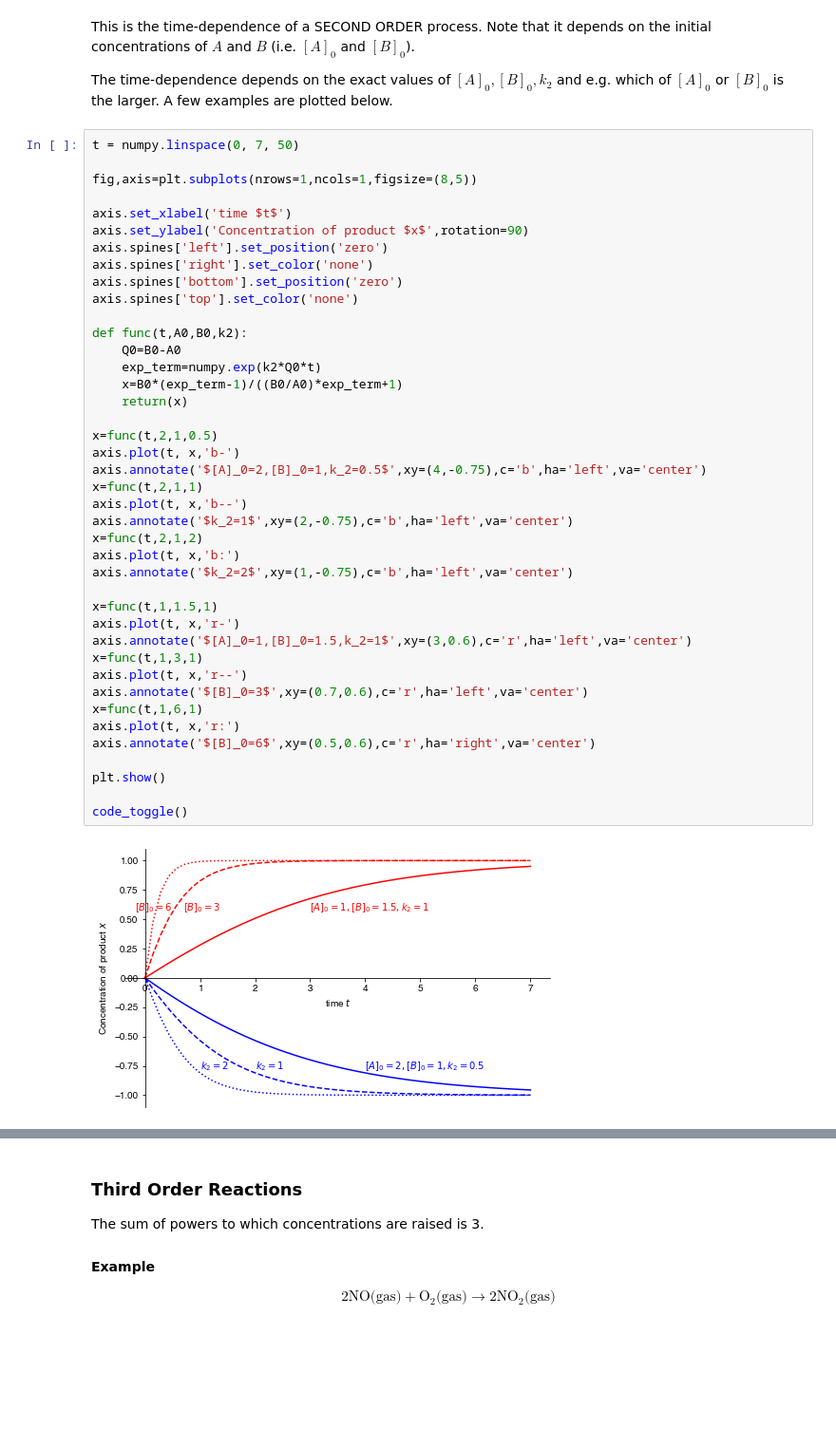
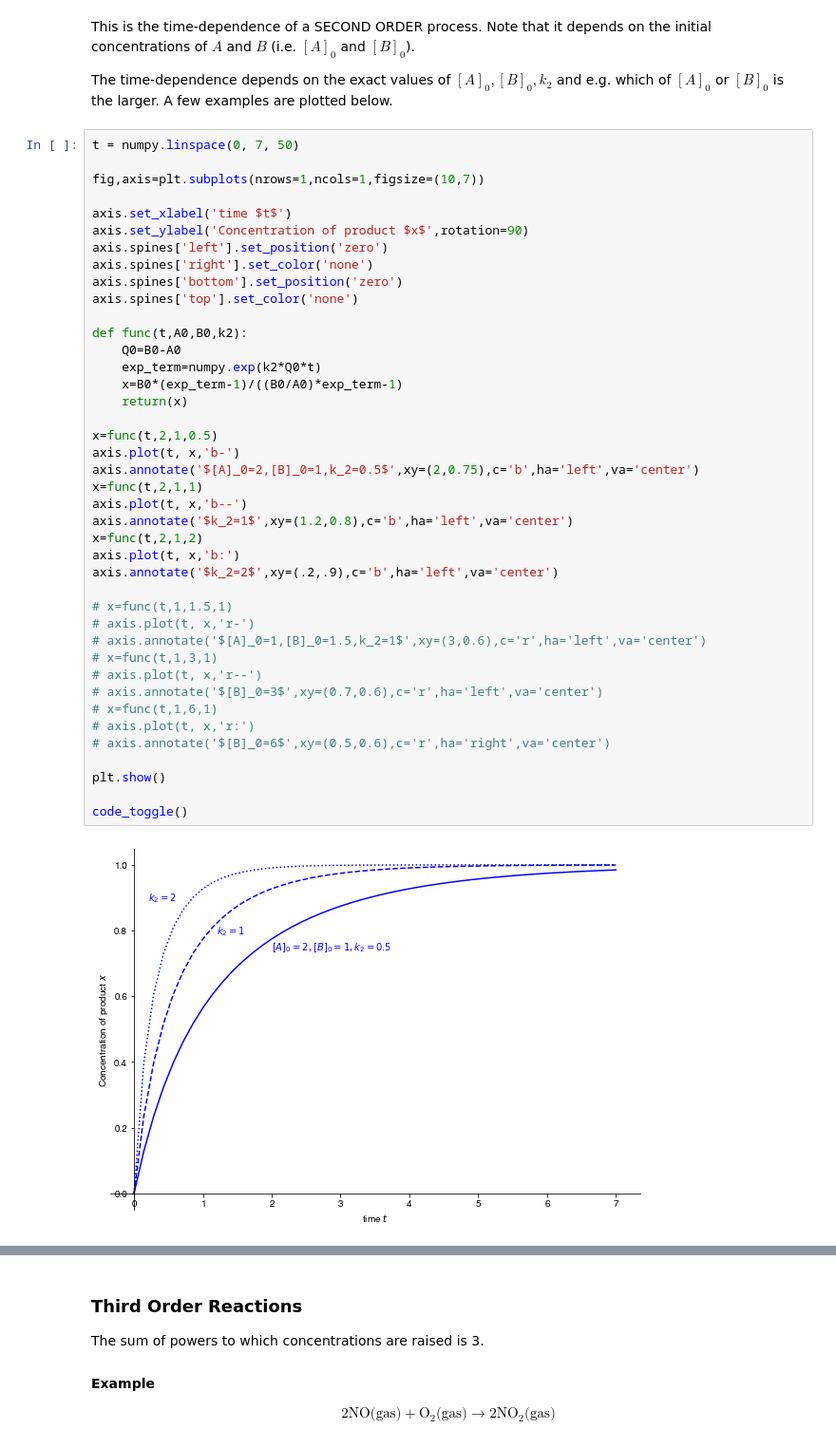
Before and after one commit to philipwfowler/quantitative_biochemistry, a Jupyter notebook: quantitative_biochemistry/Lecture 11 - Reaction Rates.ipynb, the cells around one changed output, grey strips where cells are left out. Shown at 95% size. Saved outputs shown, nothing was run; the diff lists cells and outputs as text; blank space fills up the shorter version.

```diff
--- a/quantitative_biochemistry/Lecture 11 - Reaction Rates.ipynb
+++ b/quantitative_biochemistry/Lecture 11 - Reaction Rates.ipynb
@@ -530,44 +531,44 @@ The time-dependence depends on the exact values of $[A]_0, [B]_0, k_2$ and e.g.
 # %%
 t = numpy.linspace(0, 7, 50)
 
-fig,axis=plt.subplots(nrows=1,ncols=1,figsize=(8,5))
+fig,axis=plt.subplots(nrows=1,ncols=1,figsize=(10,7))
 
 axis.set_xlabel('time $t$')
 axis.set_ylabel('Concentration of product $x$',rotation=90)
 axis.spines['left'].set_position('zero')
 axis.spines['right'].set_color('none')
 axis.spines['bottom'].set_position('zero')
 axis.spines['top'].set_color('none')
 
 def func(t,A0,B0,k2):
     Q0=B0-A0
     exp_term=numpy.exp(k2*Q0*t)
-    x=B0*(exp_term-1)/((B0/A0)*exp_term+1)
+    x=B0*(exp_term-1)/((B0/A0)*exp_term-1)
     return(x)
 
 x=func(t,2,1,0.5)
 axis.plot(t, x,'b-')
-axis.annotate('$[A]_0=2,[B]_0=1,k_2=0.5$',xy=(4,-0.75),c='b',ha='left',va='center')
+axis.annotate('$[A]_0=2,[B]_0=1,k_2=0.5$',xy=(2,0.75),c='b',ha='left',va='center')
 x=func(t,2,1,1)
 axis.plot(t, x,'b--')
-axis.annotate('$k_2=1$',xy=(2,-0.75),c='b',ha='left',va='center')
+axis.annotate('$k_2=1$',xy=(1.2,0.8),c='b',ha='left',va='center')
 x=func(t,2,1,2)
 axis.plot(t, x,'b:')
-axis.annotate('$k_2=2$',xy=(1,-0.75),c='b',ha='left',va='center')
+axis.annotate('$k_2=2$',xy=(.2,.9),c='b',ha='left',va='center')
 
-x=func(t,1,1.5,1)
-axis.plot(t, x,'r-')
-axis.annotate('$[A]_0=1,[B]_0=1.5,k_2=1$',xy=(3,0.6),c='r',ha='left',va='center')
-x=func(t,1,3,1)
-axis.plot(t, x,'r--')
-axis.annotate('$[B]_0=3$',xy=(0.7,0.6),c='r',ha='left',va='center')
-x=func(t,1,6,1)
-axis.plot(t, x,'r:')
-axis.annotate('$[B]_0=6$',xy=(0.5,0.6),c='r',ha='right',va='center')
+# x=func(t,1,1.5,1)
+# axis.plot(t, x,'r-')
+# axis.annotate('$[A]_0=1,[B]_0=1.5,k_2=1$',xy=(3,0.6),c='r',ha='left',va='center')
+# x=func(t,1,3,1)
+# axis.plot(t, x,'r--')
+# axis.annotate('$[B]_0=3$',xy=(0.7,0.6),c='r',ha='left',va='center')
+# x=func(t,1,6,1)
+# axis.plot(t, x,'r:')
+# axis.annotate('$[B]_0=6$',xy=(0.5,0.6),c='r',ha='right',va='center')
 
 plt.show()
 
 code_toggle()
 # %% [output]
-[figure, old version]
+[figure, new version]
 [interactive output not drawn]
```
Also changed, not shown: parts of 6 cells of this notebook.
